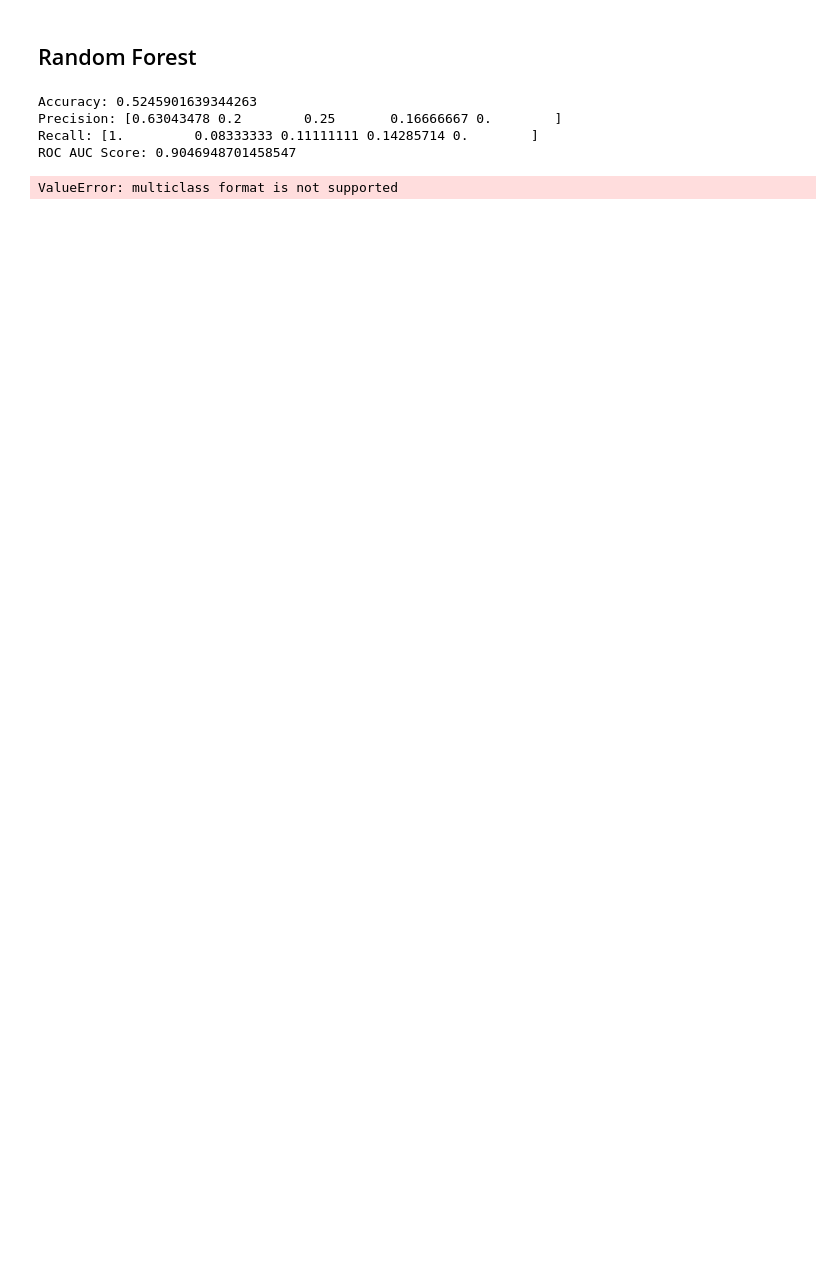
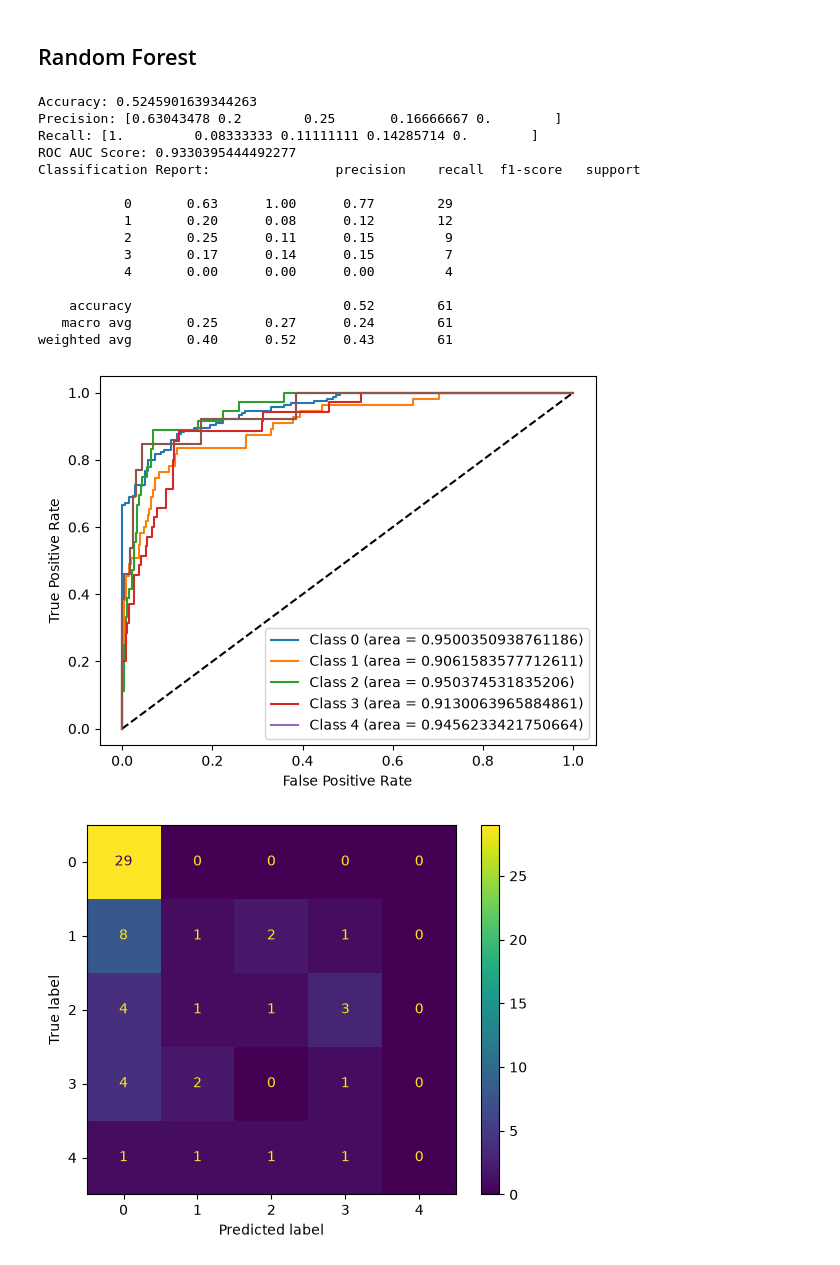
Before and after one commit to apple-person/heart_machine_learning, a Jupyter notebook: heart_learning.ipynb, the cells around one changed output. Drawn from its saved outputs; the diff is of its cells as text; code cells hidden in the pictures; blank space fills up the shorter version.

```diff
--- a/heart_learning.ipynb
+++ b/heart_learning.ipynb
@@ -186,20 +201,32 @@ ROC AUC Score: 0.8866345908704
 # %%
 rf_classifier = RandomForestClassifier(n_estimators=100, max_depth=10, min_samples_leaf=5, random_state=42)
 rf_classifier.fit(X_train, y_train)
 
 predictions = rf_classifier.predict(X_test)
 print_stats(predictions)
-plot_roc_curve(model)
+plot_roc_curve(rf_classifier)
 
 # classification report
 classification_rep = classification_report(y_test, predictions)
 print("Classification Report: ", classification_rep)
 
 # Create and Display Confusion Matrix
 plot_confusion_matrix(predictions)
 # %% [output]
 Accuracy: 0.5245901639344263
 Precision: [0.63043478 0.2        0.25       0.16666667 0.        ]
 Recall: [1.         0.08333333 0.11111111 0.14285714 0.        ]
-ROC AUC Score: 0.9046948701458547
+ROC AUC Score: 0.9330395444492277
+Classification Report:                precision    recall  f1-score   support
+
+           0       0.63      1.00      0.77        29
+           1       0.20      0.08      0.12        12
+           2       0.25      0.11      0.15         9
+           3       0.17      0.14      0.15         7
+           4       0.00      0.00      0.00         4
+
+    accuracy                           0.52        61
+   macro avg       0.25      0.27      0.24        61
+weighted avg       0.40      0.52      0.43        61
-ValueError: multiclass format is not supported
+[figure, added]
+[figure, added]
```
Also changed, not shown: parts of 6 cells of this notebook.
